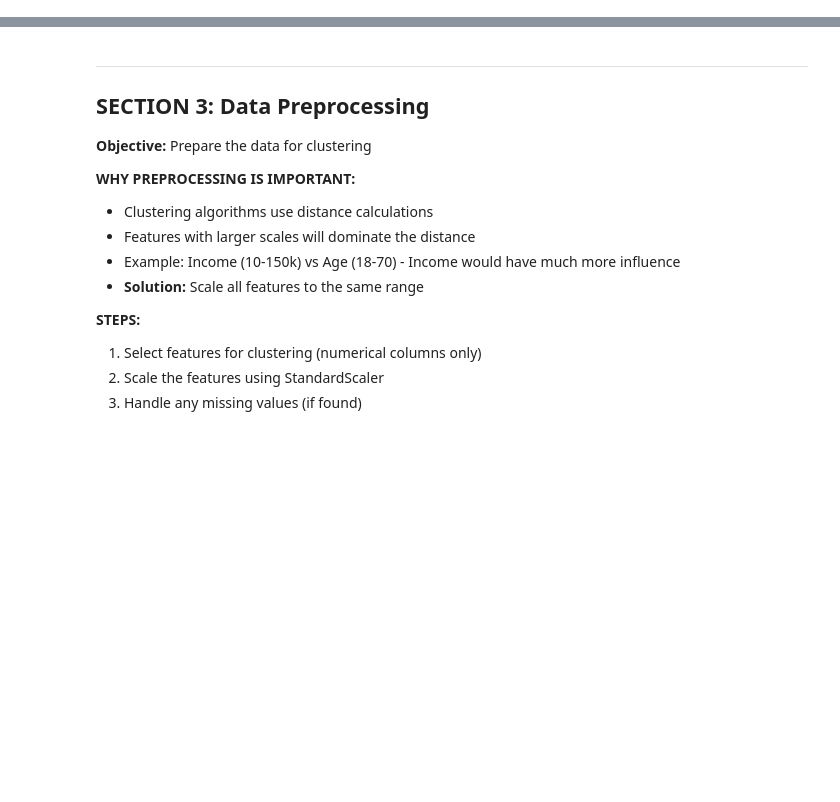
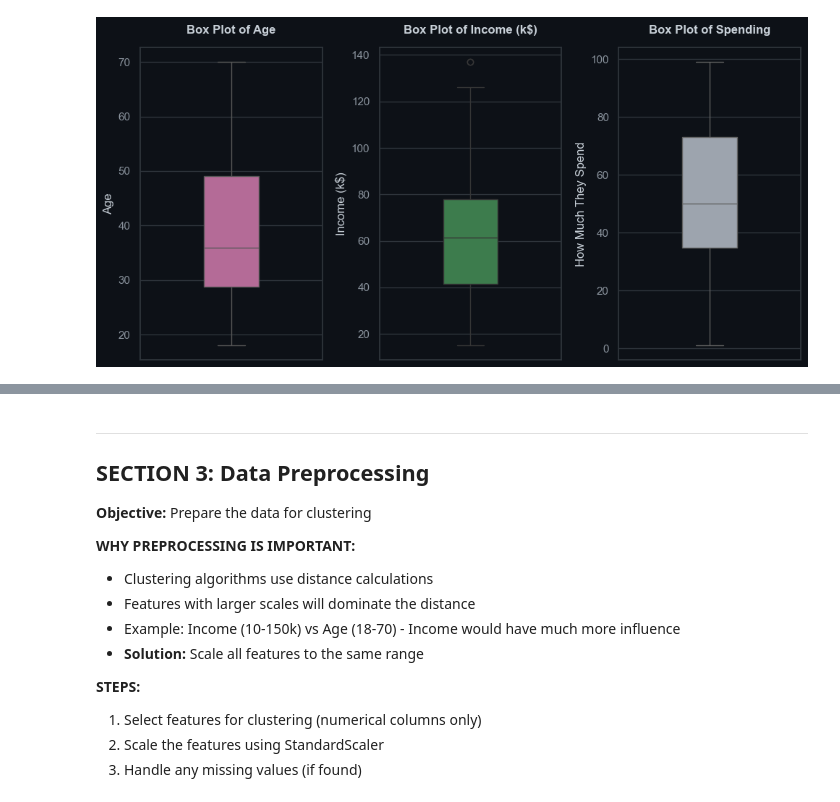
Before and after one commit to pufferfish3e/unsupervised-learning, a Jupyter notebook: CA2_PartA_Student_Template.ipynb, the cells around one changed output, grey strips where cells are left out. Drawn from its saved outputs; the diff is of its cells as text; code cells hidden in the pictures; blank space fills up the shorter version.

```diff
--- a/CA2_PartA_Student_Template.ipynb
+++ b/CA2_PartA_Student_Template.ipynb
@@ -187,0 +269,13 @@ Write your observations here (examples to guide you):
+# %%
+fig, axes = plt.subplots(1, 3, figsize=(10, 5))
+sns.boxplot(y=df["Age"], ax=axes[0], color=color_palette[1], width=0.3, saturation=0.7)
+axes[0].set_title("Box Plot of Age")
+sns.boxplot(y=df["Income (k$)"], ax=axes[1], color=color_palette[2], width=0.3, saturation=0.7)
+axes[1].set_title("Box Plot of Income (k$)")
+sns.boxplot(y=df["How Much They Spend"], ax=axes[2], color=color_palette[6], width=0.3, saturation=0.7)
+axes[2].set_title("Box Plot of Spending")
+
+plt.tight_layout()
+plt.show()
+# %% [output]
+[figure, added]
```
Also changed, not shown: parts of 80 cells of this notebook, 2 other files.
